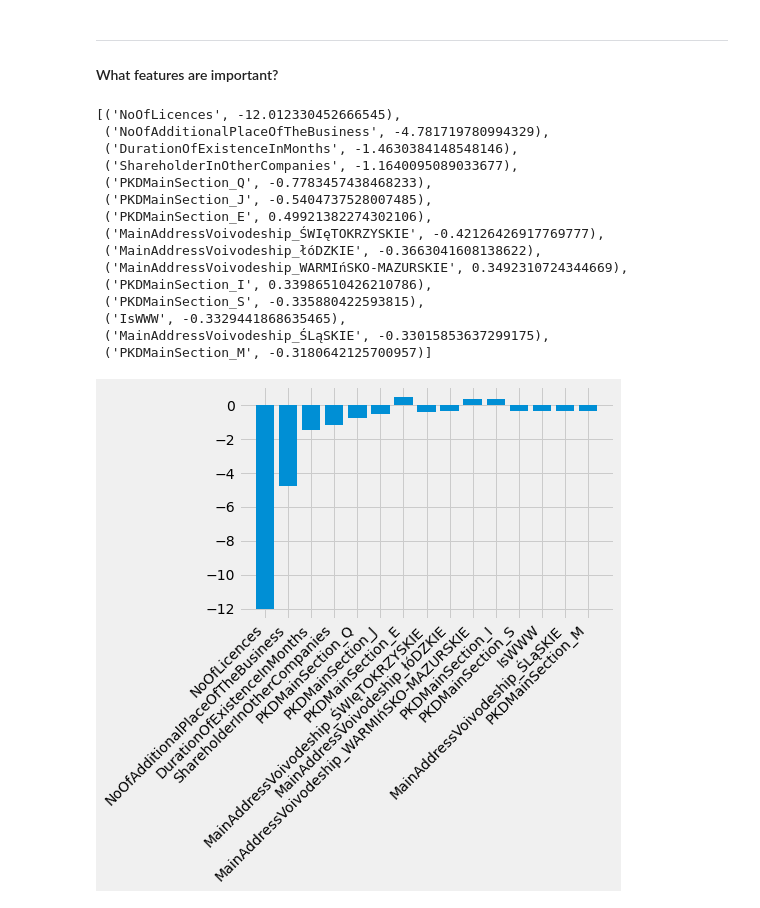
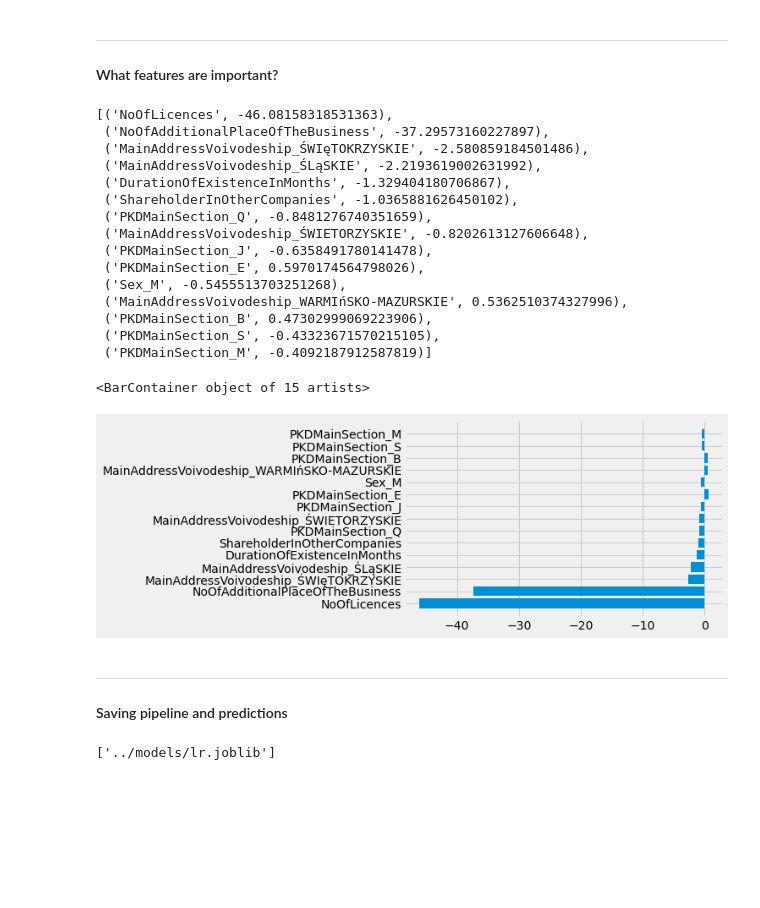
Before and after one commit to YuseqYaseq/interactive-vis, a Jupyter notebook: notebooks/exploration.ipynb, the cells around one changed output. Saved outputs shown, nothing was run; the diff lists cells and outputs as text; code cells hidden in the pictures; blank space fills up the shorter version.

Commit message:
Added saving predictions and models to file.

```diff
--- a/notebooks/exploration.ipynb
+++ b/notebooks/exploration.ipynb
@@ -190,7 +192,7 @@ column_transformer = ColumnTransformer([
 
 pipeline = Pipeline([
     ("get_features", column_transformer),
-    ("classifier", LogisticRegression(max_iter=1000, tol=1e-4, C=1))
+    ("classifier", LogisticRegression(max_iter=1000, tol=1e-4, C=100))
 ])
 # %%
 pipeline.fit(x_train, y_train);
@@ -232,24 +234,31 @@ top_names, top_scores = zip(*top_name_scores)
 # %%
 top_name_scores
 # %% [output]
-[('NoOfLicences', -12.012330452666545),
- ('NoOfAdditionalPlaceOfTheBusiness', -4.781719780994329),
- ('DurationOfExistenceInMonths', -1.4630384148548146),
- ('ShareholderInOtherCompanies', -1.1640095089033677),
- ('PKDMainSection_Q', -0.7783457438468233),
- ('PKDMainSection_J', -0.5404737528007485),
- ('PKDMainSection_E', 0.49921382274302106),
- ('MainAddressVoivodeship_ŚWIęTOKRZYSKIE', -0.42126426917769777),
- ('MainAddressVoivodeship_łóDZKIE', -0.3663041608138622),
- ('MainAddressVoivodeship_WARMIńSKO-MAZURSKIE', 0.3492310724344669),
- ('PKDMainSection_I', 0.33986510426210786),
- ('PKDMainSection_S', -0.335880422593815),
- ('IsWWW', -0.3329441868635465),
- ('MainAddressVoivodeship_ŚLąSKIE', -0.33015853637299175),
- ('PKDMainSection_M', -0.3180642125700957)]
+[('NoOfLicences', -46.08158318531363),
+ ('NoOfAdditionalPlaceOfTheBusiness', -37.29573160227897),
+ ('MainAddressVoivodeship_ŚWIęTOKRZYSKIE', -2.580859184501486),
+ ('MainAddressVoivodeship_ŚLąSKIE', -2.2193619002631992),
+ ('DurationOfExistenceInMonths', -1.329404180706867),
+ ('ShareholderInOtherCompanies', -1.0365881626450102),
+ ('PKDMainSection_Q', -0.8481276740351659),
+ ('MainAddressVoivodeship_ŚWIETORZYSKIE', -0.8202613127606648),
+ ('PKDMainSection_J', -0.6358491780141478),
+ ('PKDMainSection_E', 0.5970174564798026),
+ ('Sex_M', -0.5455513703251268),
+ ('MainAddressVoivodeship_WARMIńSKO-MAZURSKIE', 0.5362510374327996),
+ ('PKDMainSection_B', 0.47302999069223906),
+ ('PKDMainSection_S', -0.43323671570215105),
+ ('PKDMainSection_M', -0.4092187912587819)]
 # %%
 f, ax = plt.subplots()
-plt.bar(np.arange(len(top_names)), top_scores, tick_label=top_names, width=0.8)
-plt.xticks(rotation=45, ha="right");
+plt.barh(np.arange(len(top_names)), top_scores, tick_label=top_names)
 # %% [output]
+<BarContainer object of 15 artists>
-[figure, old version]
+[figure, new version]
+# %% [markdown]
+---
+#### Saving pipeline and predictions
+# %%
+dump(pipeline, '../models/lr.joblib')
+# %% [output]
+['../models/lr.joblib']
```
Also changed, not shown: parts of 5 cells of this notebook, 1 other file.
